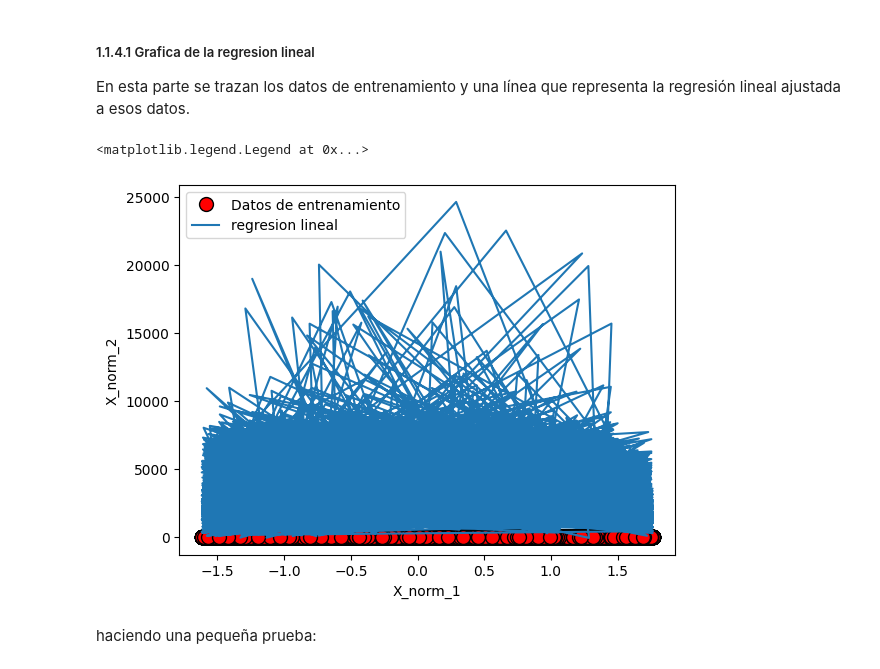
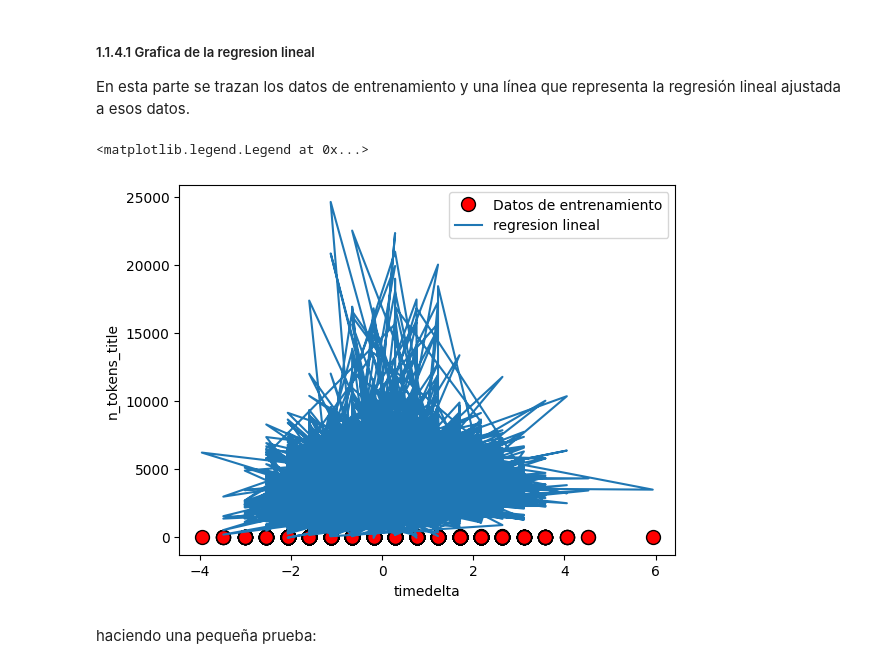
Before and after one commit to bspoloo/SIS420-012024, a Jupyter notebook: Examen Laboratorios/Examen 1/Regresion Lineal/Regresion lineal.ipynb, the cells around one changed output. Cells and saved outputs as stored; diff of their text form; code cells hidden in the pictures.

```diff
--- a/Examen Laboratorios/Examen 1/Regresion Lineal/Regresion lineal.ipynb
+++ b/Examen Laboratorios/Examen 1/Regresion Lineal/Regresion lineal.ipynb
@@ -243,7 +246,7 @@ Usando la `lambda` como parametro para regularizar el costo, donde el parametros
 # %%
 #aumentamos el parametro de lambda para aplicar regularizacion
 #Creamos la funcion de calcular costo
-def calcularCostoCR(X, y, theta, lambda_):
+def calcularCosto(X, y, theta, lambda_):
     m = y.size
     J = 0
 
@@ -266,7 +269,7 @@ Para las demas thetas sera `theta[1:] = theta[1: ] - ((alpha/m) *( np.dot(X, the
 # %%
 #Creamos la funcion para calcular el descenso por Gradiente
 #tambien introducimos el parametro lambda_ para aplicar regularizacion
-def calcularDescensoGradienteCR(X, y, theta, alpha,lambda_, numero_iteraciones):
+def calcularDescensoGradiente(X, y, theta, alpha,lambda_, numero_iteraciones):
     m = y.shape[0]
     theta = theta.copy()
     J_historico = []
@@ -279,6 +282,6 @@ def calcularDescensoGradienteCR(X, y, theta, alpha,lambda_, numero_iteraciones):
         # theta = theta*(1-((alpha*lambda_)/m)) - (alpha / m) * (np.dot(X, theta) - y).dot(X)
 
         # se hace uso de la funcion de costo para calcular el costo en cada iteracion, sin olvidar del parametro lambda_
-        J_historico.append(calcularCostoCR(X, y, theta, lambda_))
+        J_historico.append(calcularCosto(X, y, theta, lambda_))
 
     return theta, J_historico
@@ -426,14 +443,14 @@ Hacemos uso de la funcion para hacer el calculo del descenso por el gradiente y
 Se inicializan los parametros $\theta$ con 0 y la taza de aprendizaje $\alpha$ con 0.00009.
 # %%
 #creamos un theta de ceros con el tamaño de las columnas de nuestra X
-theta = np.zeros(len(X_ready_RLM[0]))
+theta = np.zeros(len(X_ready[0]))
 
 #numero de iteraciones sera 6000, un alpha 0.00009 y un lambda de 1000
-num_ite_RLM = 7000
-alpha_RLM = 0.0009
-lambda_RLM = 1000
+num_ite = 7000
+alpha = 0.0009
+lambda_ = 1000
 
-theta, J_historico= calcularDescensoGradienteCR(X_ready_RLM, y_train, theta , alpha_RLM,lambda_RLM, num_ite_RLM)
+theta, J_historico= calcularDescensoGradiente(X_ready, y_train, theta , alpha,lambda_, num_ite)
 print("########################################################################################################")
 print("Los valores de theta calculados son:")
 i = 0
@@ -480,14 +497,14 @@ Text(0, 0.5, 'Costo J')
 
 En esta parte se trazan los datos de entrenamiento y una línea que representa la regresión lineal ajustada a esos datos.
 # %%
-graficarDatos(X_norm_RLM[:, 0],  X_norm_RLM[:, 1] , "X_norm_1", "X_norm_2")
+graficarDatos(X_norm[:, 1],  X_norm[:, 2] , "timedelta", "n_tokens_title")
 
-pyplot.plot(X_norm_RLM[:,0], np.dot(X_ready_RLM, theta), '-')
+pyplot.plot(X_norm[:,1], np.dot(X_ready, theta), '-')
 
 pyplot.legend(['Datos de entrenamiento', 'regresion lineal'])
 # %% [output]
 <matplotlib.legend.Legend at 0x...>
-[figure, old version]
+[figure, new version]
 # %% [markdown]
 haciendo una pequeña prueba:
 # %%
```
Also changed, not shown: parts of 14 cells of this notebook.
